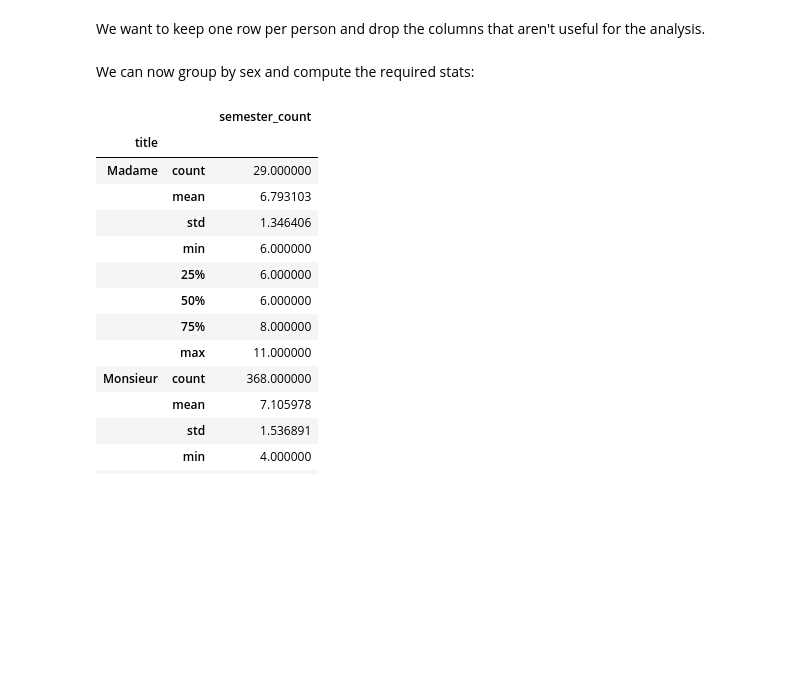
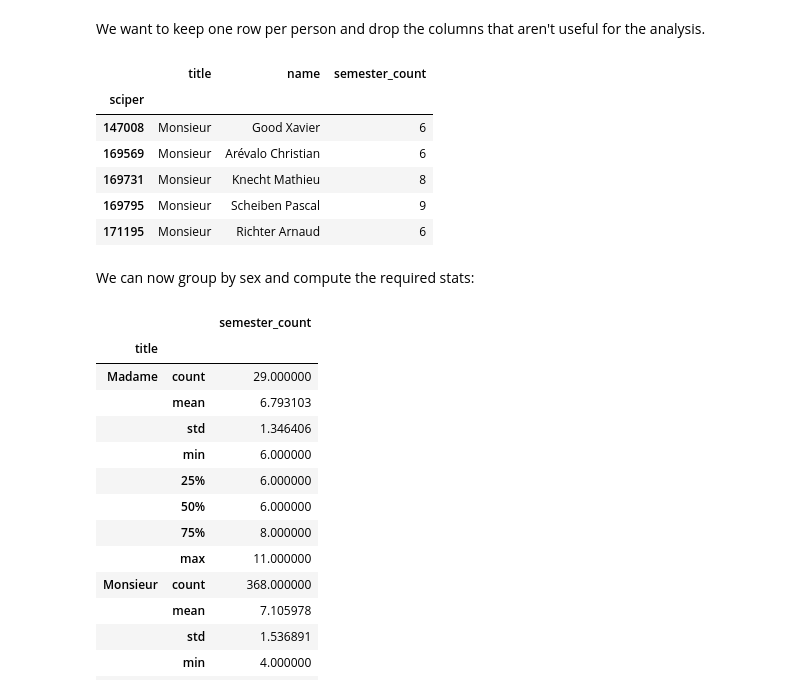
Before and after one commit to mukel/Homework, a Jupyter notebook: 02 - Data from the Web/hw_merge.ipynb, the cells around one changed output. Cells and saved outputs as stored; diff of their text form; code cells hidden in the pictures; blank space fills up the shorter version.

```diff
--- a/02 - Data from the Web/hw_merge.ipynb
+++ b/02 - Data from the Web/hw_merge.ipynb
@@ -202,6 +193,15 @@ We want to keep one row per person and drop the columns that aren't useful for t
 # %%
 ba_counted = ba_counted.groupby(ba_counted.index).agg('first')
 ba_counted = ba_counted[['title', 'name', 'semester_count']]
+ba_counted.head()
+# %% [output]
+|  | title | name | semester_count |
+| sciper |  |  |  |
+| 147008 | Monsieur | Good Xavier | 6 |
+| 169569 | Monsieur | Arévalo Christian | 6 |
+| 169731 | Monsieur | Knecht Mathieu | 8 |
+| 169795 | Monsieur | Scheiben Pascal | 9 |
+| 171195 | Monsieur | Richter Arnaud | 6 |
 # %% [markdown]
 We can now group by sex and compute the required stats:
 # %%
```
Also changed, not shown: parts of 24 cells of this notebook.
